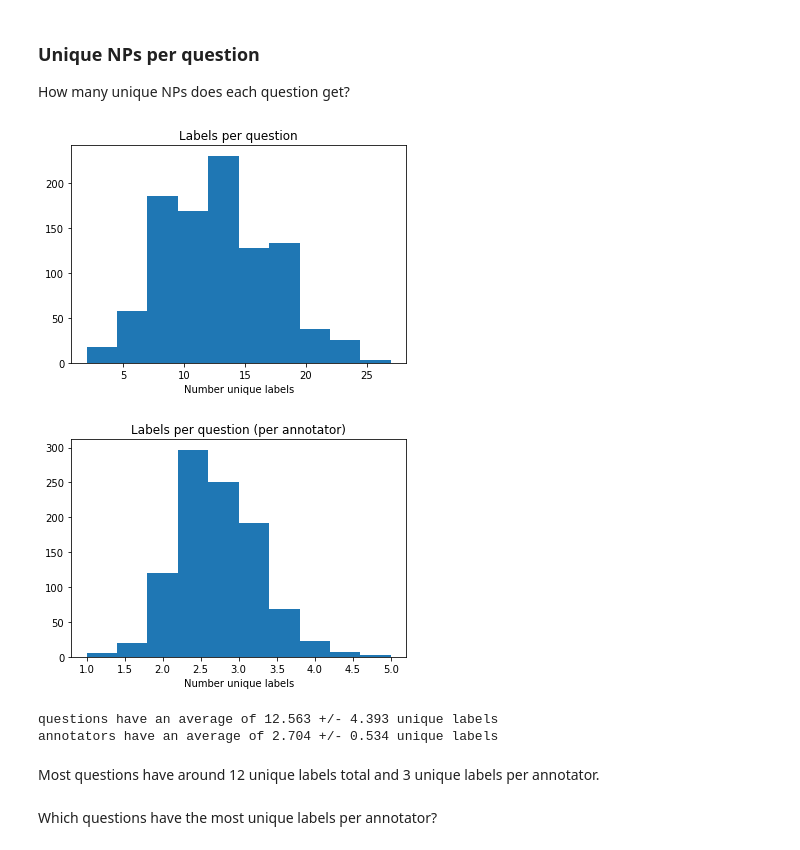
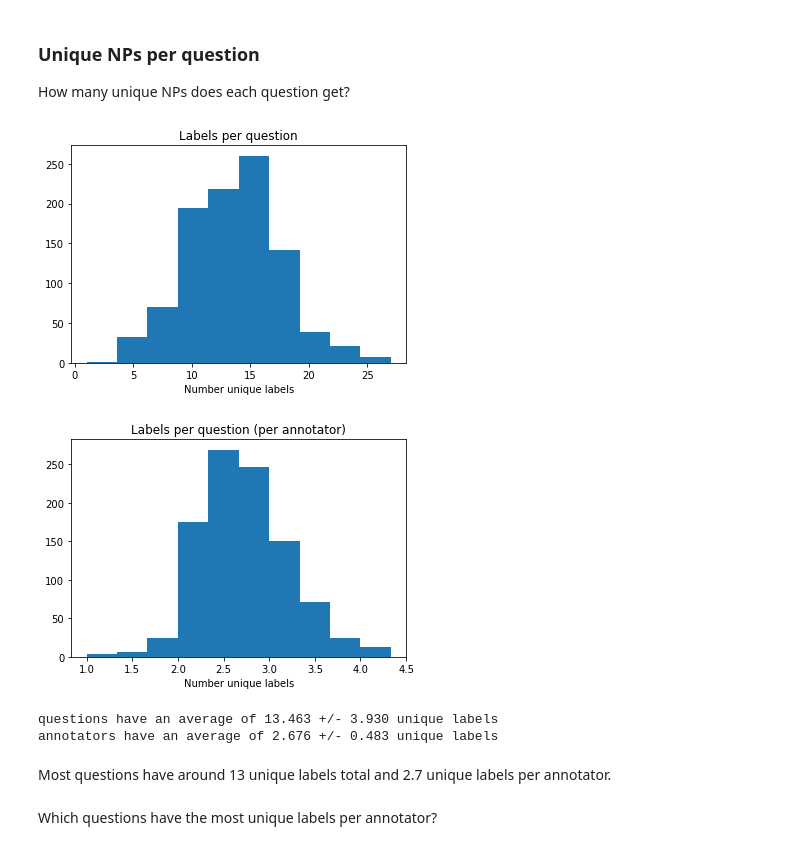
Before and after one commit to MichiganNLP/video-fill-in-the-blank, a Jupyter notebook: notebooks/compute_annotator_statistics.ipynb, the cells around one changed output. Saved outputs shown, nothing was run; the diff lists cells and outputs as text; code cells hidden in the pictures.

```diff
--- a/notebooks/compute_annotator_statistics.ipynb
+++ b/notebooks/compute_annotator_statistics.ipynb
@@ -1,6 +1,13 @@
 # %% [markdown]
 # Test annotated data
-# %%
-import json
-annotated_data = json.load(open('../data/val.json'))
+# %%
+import json
+import sys
+if('..' not in sys.path):
+    sys.path.append('..')
+from lqam.methods.dataset import URL_DATA_VAL
+# import requests
+# print(URL_DATA_VAL)
+# annotated_data = json.loads(requests.get(URL_DATA_VAL).text)
+annotated_data = json.load(open('../data/val.json', 'r'))
 # %%
@@ -250,30 +254,30 @@ How many unique NPs does each question get?
 # %%
 def get_num_unique_labels_per_annotator(data):
     ## TODO: only include first label from each annotator? some annotators may have included extra words just for bonus
-    data_annotation_label_sets = [set([y.lower() for y in x]) for x in data['additional_answers']]
+    data_annotation_label_sets = [set([y.lower() for y in x]) for x in data['annotations_norm']]
     num_unique_data_annotation_labels = list(map(lambda x: len(x), data_annotation_label_sets))
     mean_unique_data_annotation_labels = np.mean(num_unique_data_annotation_labels)
     return mean_unique_data_annotation_labels
-unique_labels_per_question = list(map(lambda x: list(sorted(set([z.lower() for y in x['additional_answers'] for z in y]))), valid_annotated_data))
+unique_labels_per_question = list(map(lambda x: list(sorted(set([z.lower() for y in x['annotations_norm'] for z in y]))), valid_annotated_data))
 num_unique_labels_per_question = list(map(lambda x: len(x), unique_labels_per_question))
 num_unique_labels_per_question_per_annotator = list(map(lambda x: get_num_unique_labels_per_annotator(x), valid_annotated_data))
 plt.hist(num_unique_labels_per_question)
 plt.xlabel('Number unique labels')
 plt.title('Labels per question')
 plt.show()
 plt.hist(num_unique_labels_per_question_per_annotator)
 plt.xlabel('Number unique labels')
 plt.title('Labels per question (per annotator)')
 plt.show()
 print('questions have an average of %.3f +/- %.3f unique labels'%(np.mean(num_unique_labels_per_question), np.std(num_unique_labels_per_question)))
 print('annotators have an average of %.3f +/- %.3f unique labels'%(np.mean(num_unique_labels_per_question_per_annotator), np.std(num_unique_labels_per_question_per_annotator)))
 # %% [output]
-[figure, old version]
+[figure, new version]
-[figure, old version]
+[figure, new version]
-questions have an average of 12.563 +/- 4.393 unique labels
-annotators have an average of 2.704 +/- 0.534 unique labels
+questions have an average of 13.463 +/- 3.930 unique labels
+annotators have an average of 2.676 +/- 0.483 unique labels
 # %% [markdown]
-Most questions have around 12 unique labels total and 3 unique labels per annotator.
+Most questions have around 13 unique labels total and 2.7 unique labels per annotator.
 # %% [markdown]
 Which questions have the most unique labels per annotator?
 # %%
```
Also changed, not shown: parts of 62 cells of this notebook.
